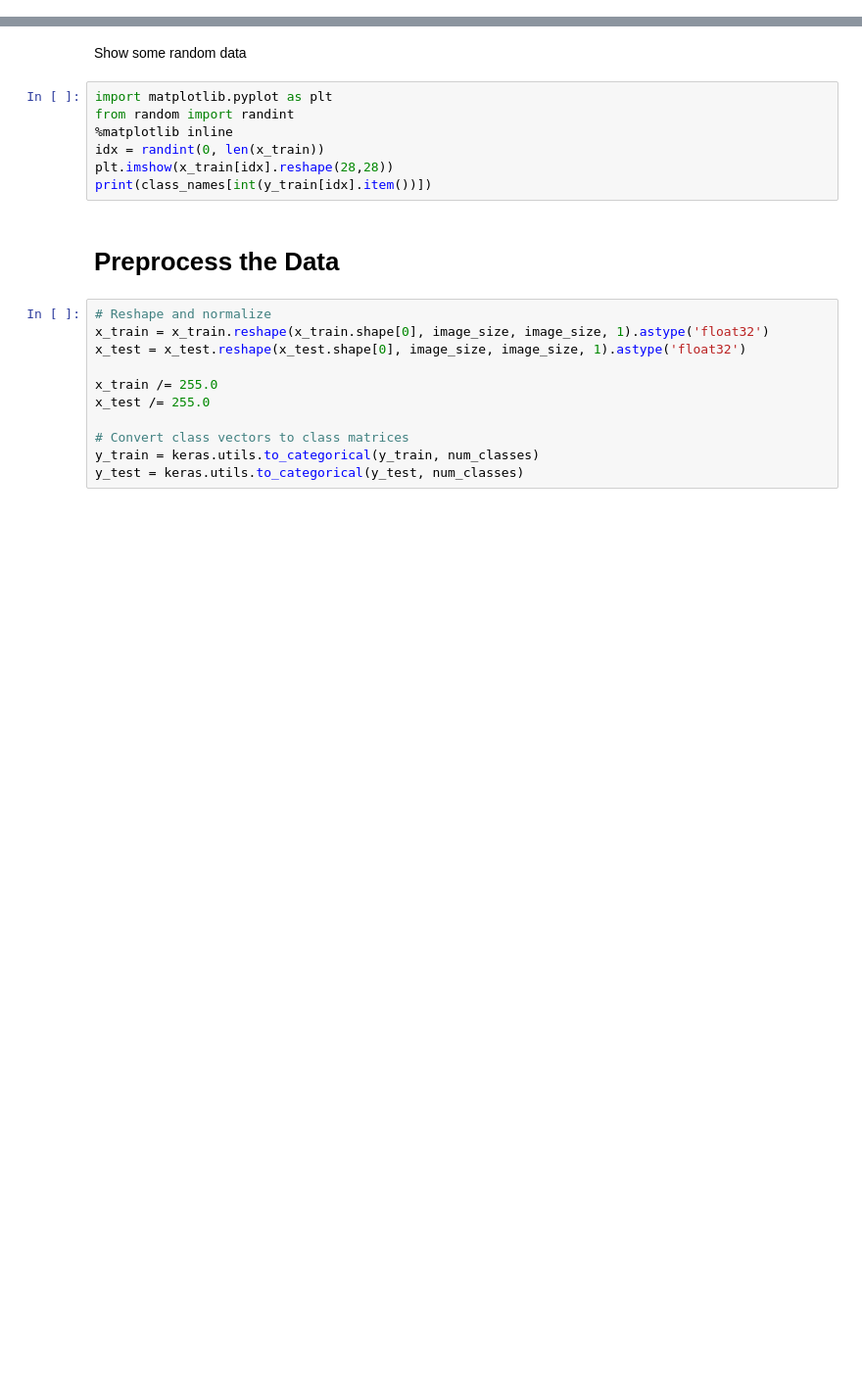
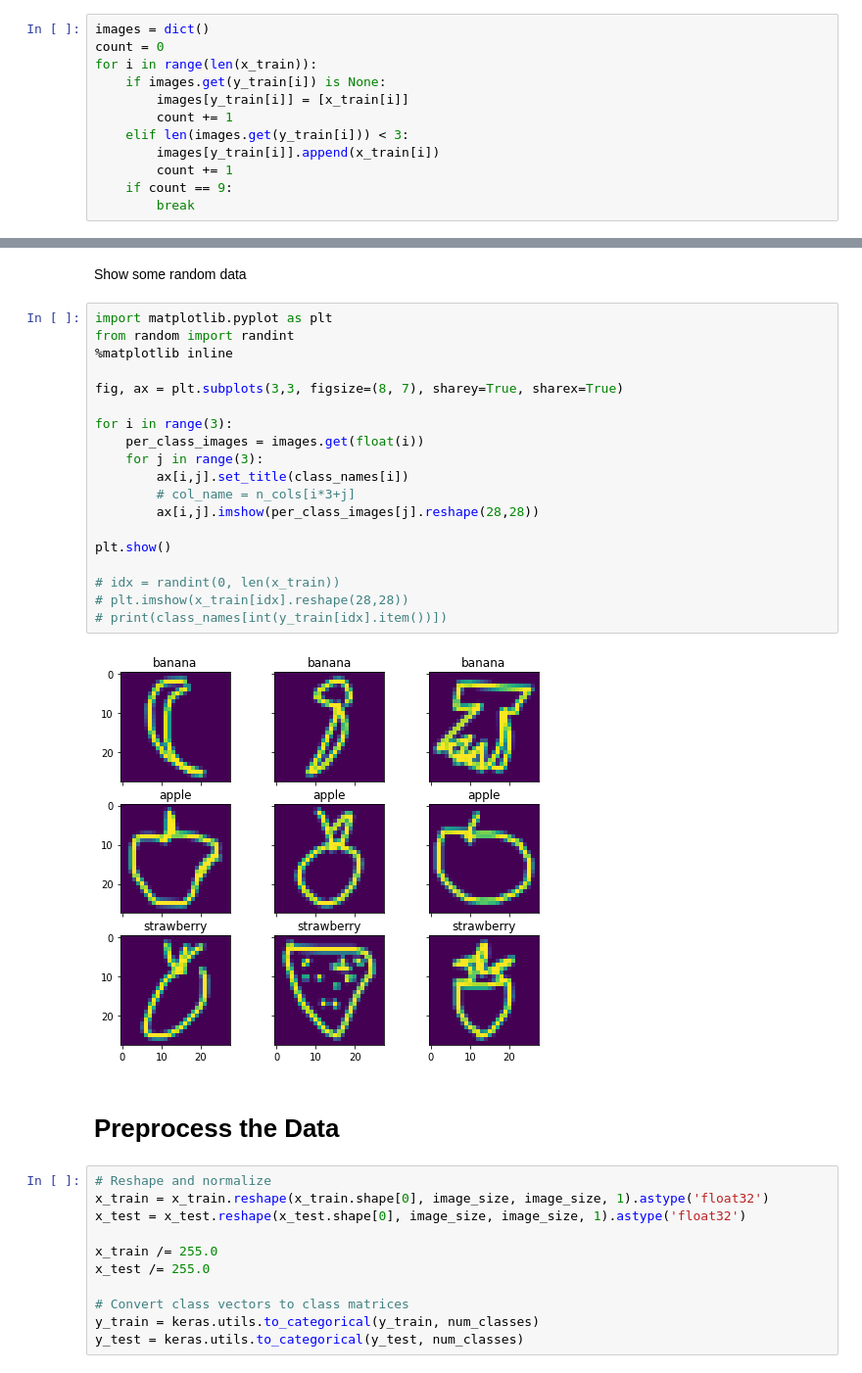
Before and after one commit to benjaminjacobreji/QuickDraw-CNN, a Jupyter notebook: Sketcher.ipynb, the cells around one changed output, grey strips where cells are left out. Shown at 98% size. Saved outputs shown, nothing was run; the diff lists cells and outputs as text; blank space fills up the shorter version.

Commit message:
updated visualization and CNN diagram for expo

```diff
--- a/Sketcher.ipynb
+++ b/Sketcher.ipynb
@@ -94,0 +118,12 @@ image_size = 28
+# %%
+images = dict()
+count = 0
+for i in range(len(x_train)):
+    if images.get(y_train[i]) is None:
+        images[y_train[i]] = [x_train[i]]
+        count += 1
+    elif len(images.get(y_train[i])) < 3:
+        images[y_train[i]].append(x_train[i])
+        count += 1
+    if count == 9:
+        break
@@ -99,10 +140,24 @@ Show some random data
 # %%
 import matplotlib.pyplot as plt
 from random import randint
 %matplotlib inline
-idx = randint(0, len(x_train))
-plt.imshow(x_train[idx].reshape(28,28))
-print(class_names[int(y_train[idx].item())])
+
+fig, ax = plt.subplots(3,3, figsize=(8, 7), sharey=True, sharex=True)
+
+for i in range(3):
+    per_class_images = images.get(float(i))
+    for j in range(3):
+        ax[i,j].set_title(class_names[i])
+        # col_name = n_cols[i*3+j]
+        ax[i,j].imshow(per_class_images[j].reshape(28,28))
+
+plt.show()
+
+# idx = randint(0, len(x_train))
+# plt.imshow(x_train[idx].reshape(28,28))
+# print(class_names[int(y_train[idx].item())])
+# %% [output]
+[figure, added]
 # %% [markdown]
 # Preprocess the Data
 # %%
```
Also changed, not shown: parts of 14 cells of this notebook.
